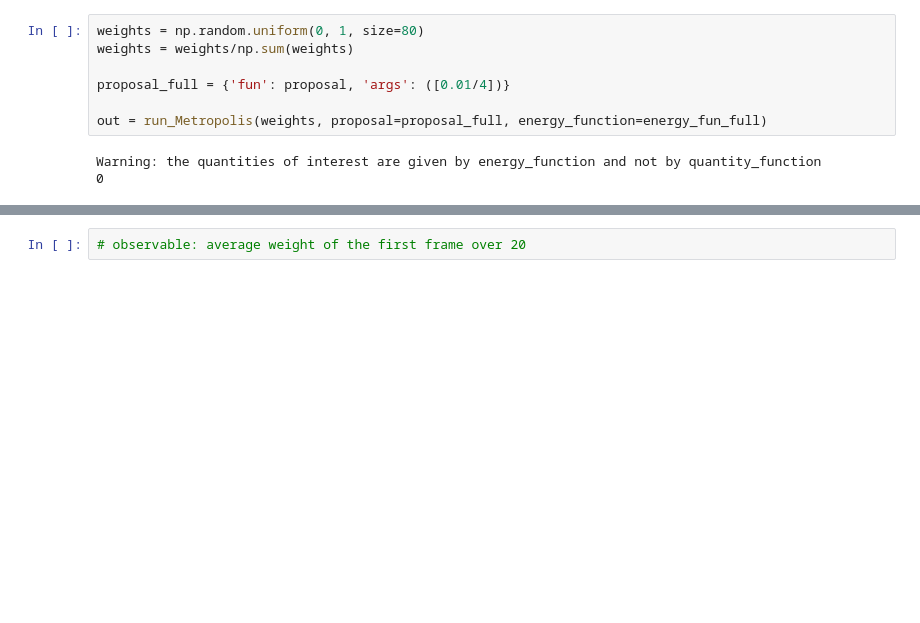
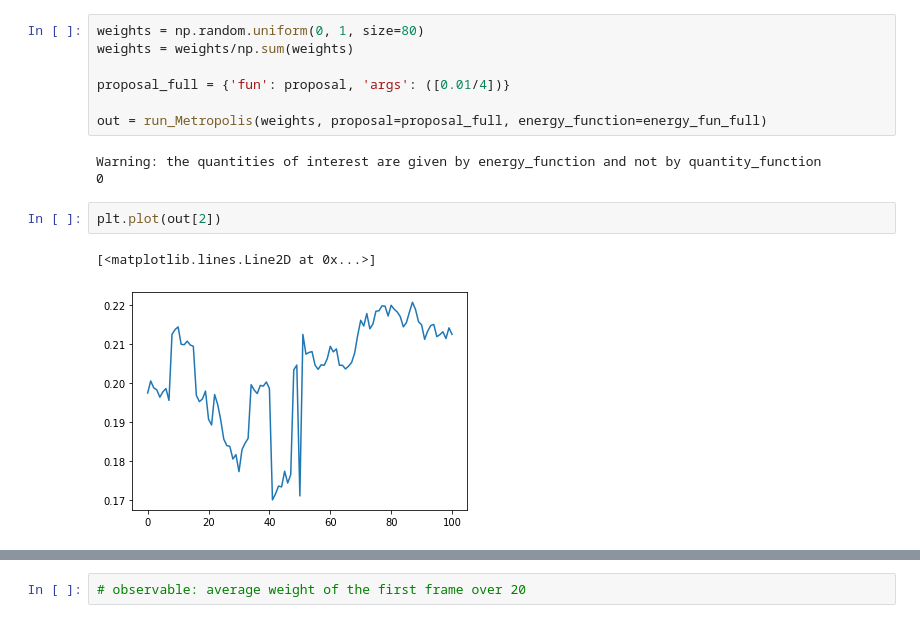
Before and after one commit to IvanGilardoni/Jeffreys_prior, a Jupyter notebook: main3.ipynb, the cells around one changed output, grey strips where cells are left out. Drawn from its saved outputs; the diff is of its cells as text; blank space fills up the shorter version.

```diff
--- a/main3.ipynb
+++ b/main3.ipynb
@@ -108,6 +111,11 @@ out = run_Metropolis(weights, proposal=proposal_full, energy_function=energy_fun
 # %% [output]
 Warning: the quantities of interest are given by energy_function and not by quantity_function
 0
+# %%
+plt.plot(out[2])
+# %% [output]
+[<matplotlib.lines.Line2D at 0x...>]
+[figure, added]
 # %%
 weights.shape
 # %% [output]
```
Also changed, not shown: parts of 11 cells of this notebook, 3 other files.
